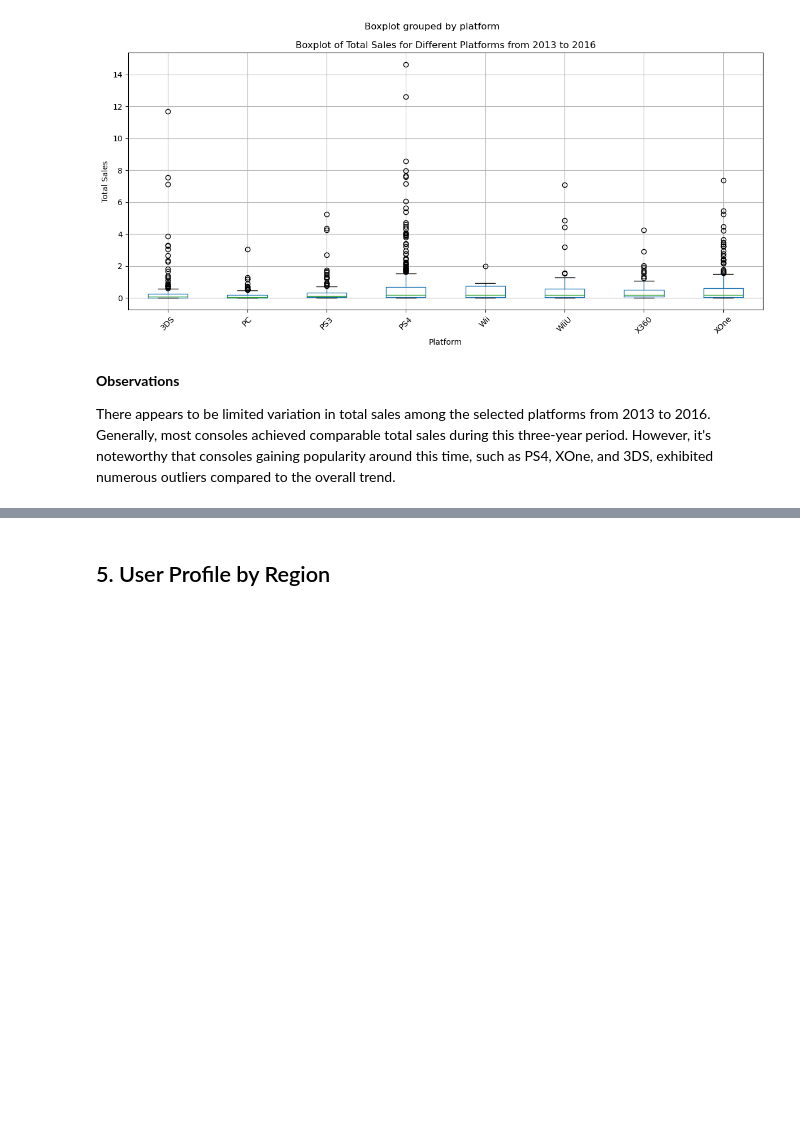
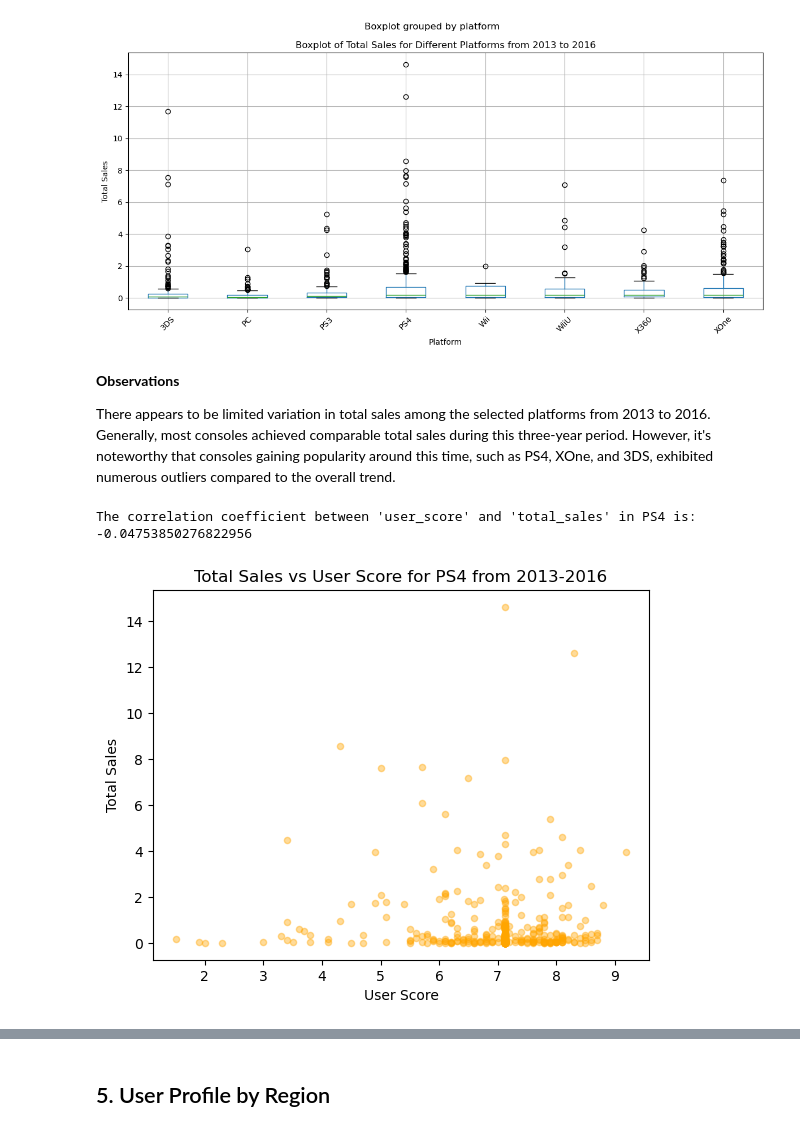
Before and after one commit to mnunezsa95/ds_project_video_game_analysis, a Jupyter notebook: notebooks/EDA.ipynb, the cells around one changed output, grey strips where cells are left out. Drawn from its saved outputs; the diff is of its cells as text; code cells hidden in the pictures; blank space fills up the shorter version.

Commit message:
correlation work

```diff
--- a/notebooks/EDA.ipynb
+++ b/notebooks/EDA.ipynb
@@ -328,3 +329,14 @@ plt.show()
 **Observations**
 
 There appears to be limited variation in total sales among the selected platforms from 2013 to 2016. Generally, most consoles achieved comparable total sales during this three-year period. However, it's noteworthy that consoles gaining popularity around this time, such as PS4, XOne, and 3DS, exhibited numerous outliers compared to the overall trend.
+# %%
+# Looking at correlation between user_score and total_sales for PS4 (2013-16)
+
+print(f"The correlation coefficient between 'user_score' and 'total_sales' in PS4 is: {ps4_df['total_sales'].corr(ps4_df['user_score'])}") # printing the correlation value
+
+ps4_df = platform_sales_filtered_13_16[platform_sales_filtered_13_16['platform'] == 'PS4']
+ps4_df.plot(kind='scatter', x='user_score', y='total_sales', xlabel='User Score', ylabel='Total Sales', title='Total Sales vs User Score for PS4 from 2013-2016', alpha=0.4, color="orange")
+plt.show()
+# %% [output]
+The correlation coefficient between 'user_score' and 'total_sales' in PS4 is: -0.04753850276822956
+[figure, added]
```
Also changed, not shown: parts of 4 cells of this notebook.
